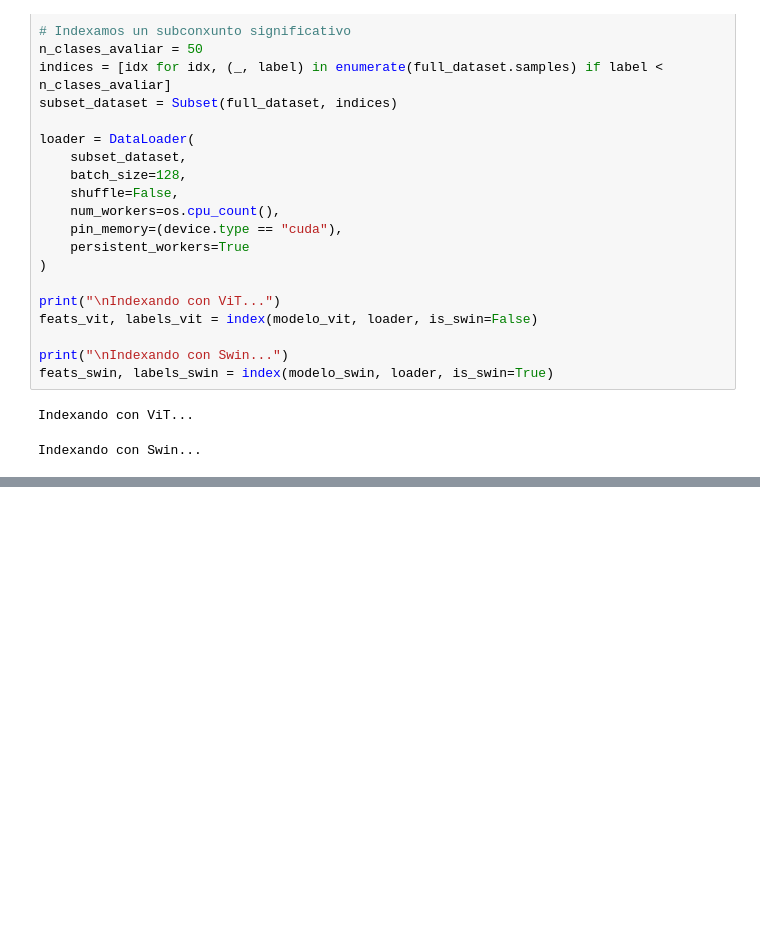
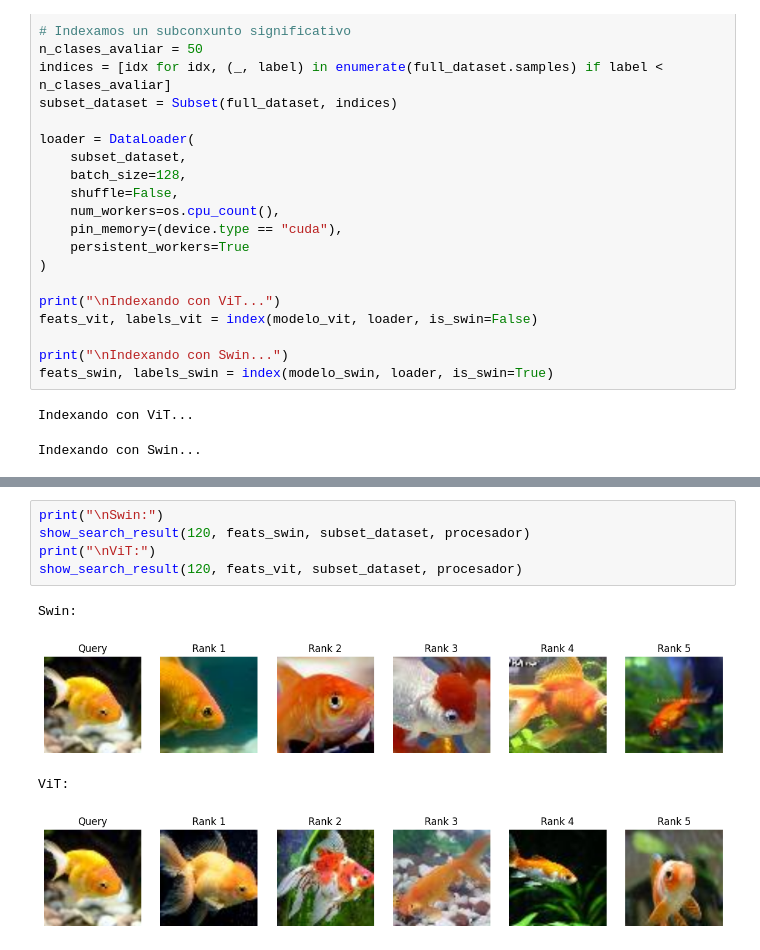
Before and after one commit to mateofra/VPCII, a Jupyter notebook: tarefa_2.ipynb, the cells around one changed output, grey strips where cells are left out. Cells and saved outputs as stored; diff of their text form; blank space fills up the shorter version.

```diff
--- a/tarefa_2.ipynb
+++ b/tarefa_2.ipynb
@@ -211,0 +205,10 @@ Amosando exemplo de busca visual con Swin:
+# %%
+print("\nSwin:")
+show_search_result(120, feats_swin, subset_dataset, procesador)
+print("\nViT:")
+show_search_result(120, feats_vit, subset_dataset, procesador)
+# %% [output]
+Swin:
+[figure, added]
+ViT:
+[figure, added]
```
Also changed, not shown: parts of 11 cells of this notebook.
